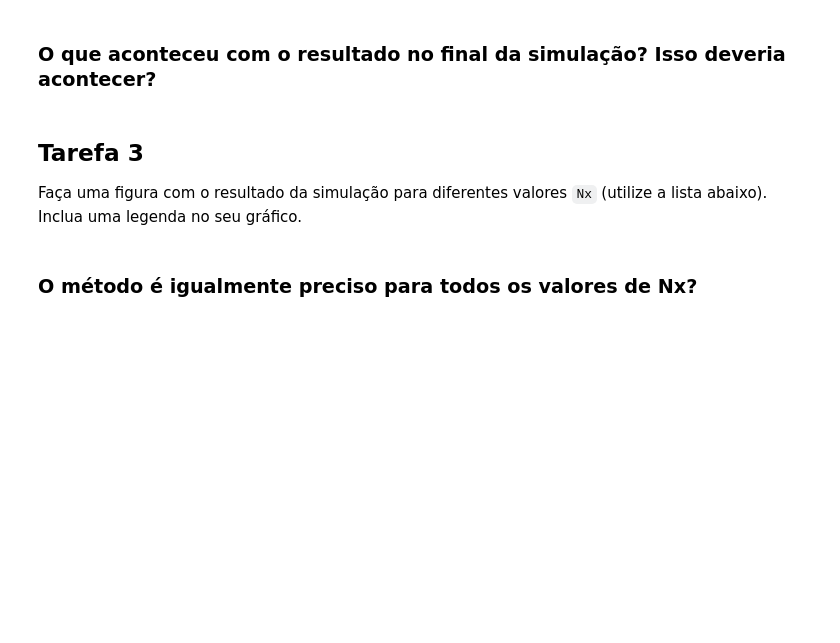
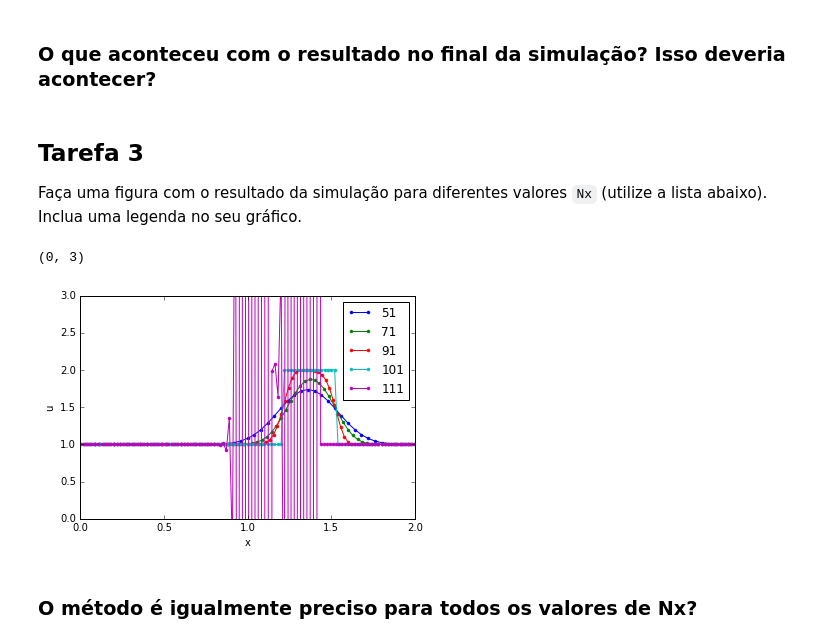
Before and after one commit to mat-esp-2016/diferencas-finitas-conveccao-pratica09-edpf-lpglr007, a Jupyter notebook: df-conveccao.ipynb, the cells around one changed output. Saved outputs shown, nothing was run; the diff lists cells and outputs as text; code cells hidden in the pictures; blank space fills up the shorter version.

```diff
--- a/df-conveccao.ipynb
+++ b/df-conveccao.ipynb
@@ -127,11 +129,17 @@ valores_de_Nx = [51, 71, 91, 101, 111]
 # %%
 plt.figure()
 
+for Nx in valores_de_Nx:
+    x, u0, u_futuro = simula(tamanho = 2, Nx = Nx, Nt = 51, duração = 1, velocidade = 1)
+    plt.plot(x, u_futuro, '.-')
 
-plt.legend()
+plt.legend(valores_de_Nx)
 plt.xlabel('x')
 plt.ylabel('u')
 plt.ylim(0, 3)
+# %% [output]
+(0, 3)
+[figure, added]
 # %% [markdown]
 ### O método é igualmente preciso para todos os valores de Nx?
 # %% [markdown]
```
Also changed, not shown: parts of 3 cells of this notebook.
